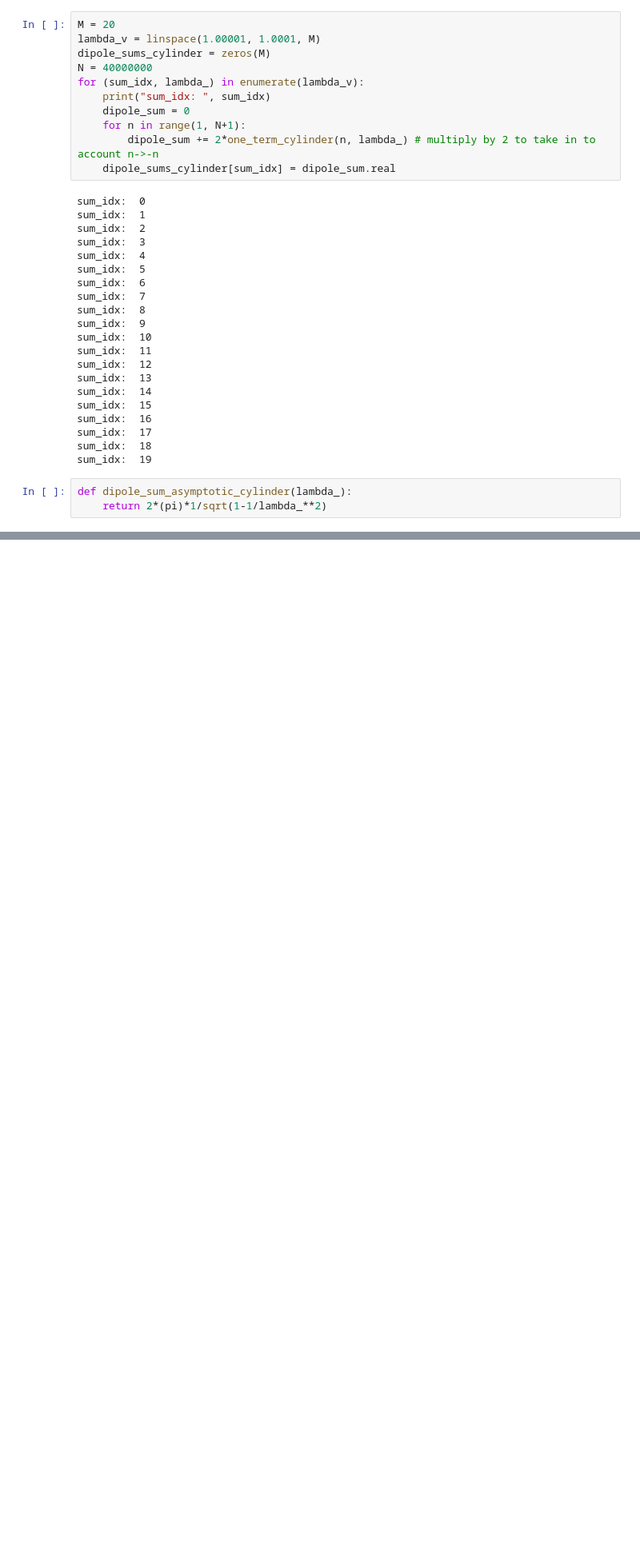
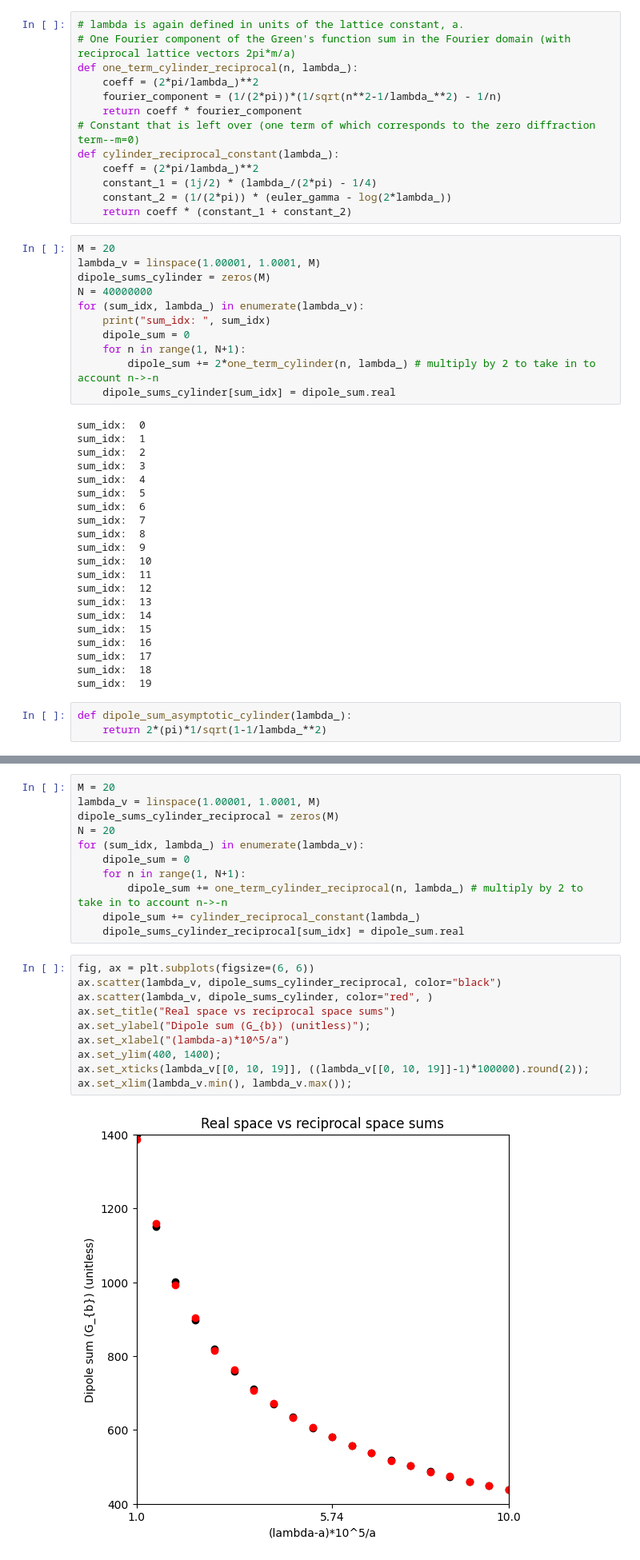
Before and after one commit to AliGhorashiCMT/Coherent-Perfect-Absorption, a Jupyter notebook: spheres/Dipole lattice sums.ipynb, the cells around one changed output, grey strips where cells are left out. Shown at 80% size. Drawn from its saved outputs; the diff is of its cells as text; blank space fills up the shorter version.

```diff
--- a/spheres/Dipole lattice sums.ipynb
+++ b/spheres/Dipole lattice sums.ipynb
@@ -84,3 +86,16 @@ def one_term_cylinder(n, lambda_):
+# %%
+# lambda is again defined in units of the lattice constant, a.
+# One Fourier component of the Green's function sum in the Fourier domain (with reciprocal lattice vectors 2pi*m/a)
+def one_term_cylinder_reciprocal(n, lambda_):
+    coeff = (2*pi/lambda_)**2
+    fourier_component = (1/(2*pi))*(1/sqrt(n**2-1/lambda_**2) - 1/n)
+    return coeff * fourier_component
+# Constant that is left over (one term of which corresponds to the zero diffraction term--m=0)
+def cylinder_reciprocal_constant(lambda_):
+    coeff = (2*pi/lambda_)**2
+    constant_1 = (1j/2) * (lambda_/(2*pi) - 1/4)
+    constant_2 = (1/(2*pi)) * (euler_gamma - log(2*lambda_))
+    return coeff * (constant_1 + constant_2)
 # %%
 M = 20
 lambda_v = linspace(1.00001, 1.0001, M)
@@ -133,0 +149,23 @@ ax.set_ylim(400, 1400);
+# %%
+M = 20
+lambda_v = linspace(1.00001, 1.0001, M)
+dipole_sums_cylinder_reciprocal = zeros(M)
+N = 20
+for (sum_idx, lambda_) in enumerate(lambda_v):
+    dipole_sum = 0
+    for n in range(1, N+1):
+        dipole_sum += one_term_cylinder_reciprocal(n, lambda_) # multiply by 2 to take in to account n->-n
+    dipole_sum += cylinder_reciprocal_constant(lambda_)
+    dipole_sums_cylinder_reciprocal[sum_idx] = dipole_sum.real
+# %%
+fig, ax = plt.subplots(figsize=(6, 6))
+ax.scatter(lambda_v, dipole_sums_cylinder_reciprocal, color="black")
+ax.scatter(lambda_v, dipole_sums_cylinder, color="red", )
+ax.set_title("Real space vs reciprocal space sums")
+ax.set_ylabel("Dipole sum (G_{b}) (unitless)");
+ax.set_xlabel("(lambda-a)*10^5/a")
+ax.set_ylim(400, 1400);
+ax.set_xticks(lambda_v[[0, 10, 19]], ((lambda_v[[0, 10, 19]]-1)*100000).round(2));
+ax.set_xlim(lambda_v.min(), lambda_v.max());
+# %% [output]
+[figure, added]
```
Also changed, not shown: parts of 4 cells of this notebook.
